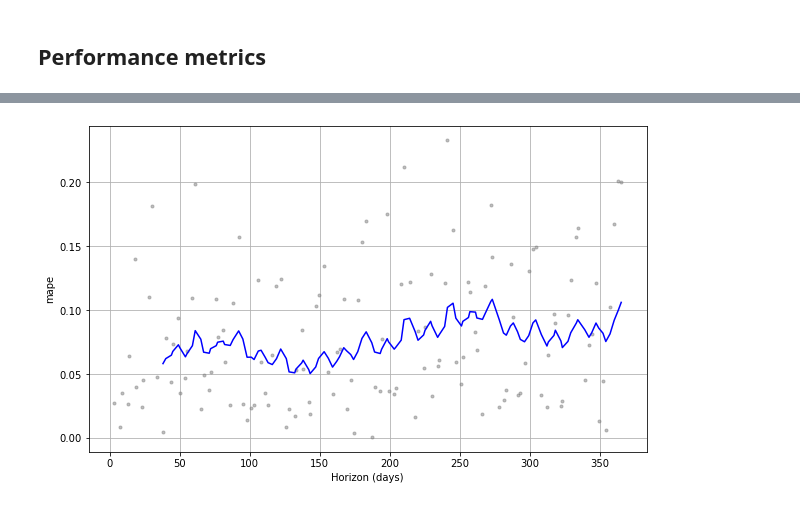
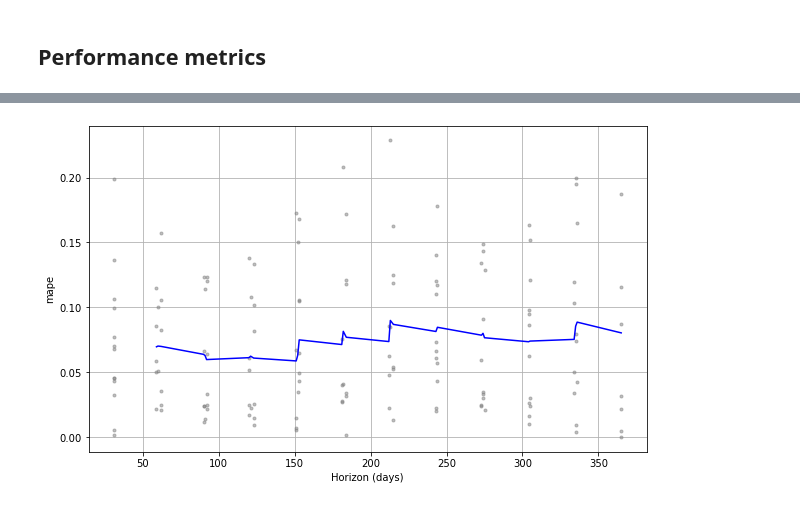
Before and after one commit to marcopeix/AppliedTimeSeriesAnalysisWithPython, a Jupyter notebook: HOTSAP_fbprophet_project.ipynb, the cells around one changed output, grey strips where cells are left out. Cells and saved outputs as stored; diff of their text form; code cells hidden in the pictures.

```diff
--- a/HOTSAP_fbprophet_project.ipynb
+++ b/HOTSAP_fbprophet_project.ipynb
@@ -63,19 +72,21 @@ plt.show()
 # %%
 param_grid = {
     'changepoint_prior_scale': [0.001, 0.01, 0.1, 0.5],
-    'seasonality_prior_scale': [0.01, 0.1, 1.0, 10.0],
+    'seasonality_prior_scale': [0.01, 0.1, 1.0, 10.0]
 }
 
 params = [dict(zip(param_grid.keys(), v)) for v in product(*param_grid.values())]
 
 rmses = []
 
+cutoffs = pd.date_range(start='1963-01-01', end='1969-06-01', freq='6MS')
+
 for param in params:
     m = Prophet(**param)
     m.add_country_holidays(country_name='US')
     m.fit(df)
 
-    df_cv = cross_validation(m, initial='1100 days', period='180 days', horizon='365 days')
+    df_cv = cross_validation(model=m, horizon='365 days', cutoffs=cutoffs)
     df_p = performance_metrics(df_cv, rolling_window=1)
     rmses.append(df_p['rmse'].values[0])
 
@@ -178,7 +181,7 @@ components_fig = m.plot_components(forecast)
 # %% [markdown]
 ## Performance metrics
 # %%
-df_cv = cross_validation(m, initial='1100 days', period='180 days', horizon='365 days')
+df_cv = cross_validation(model=m, horizon='365 days', cutoffs=cutoffs)
 df_p = performance_metrics(df_cv)
 
 fig = plot_cross_validation_metric(df_cv, metric='mape')
@@ -187 +189 @@ INFO:fbprophet:Making 11 forecasts with cutoffs between 1963-06-28 00:00:00 and
-[figure, old version]
+[figure, new version]
```
Also changed, not shown: parts of 4 cells of this notebook.
